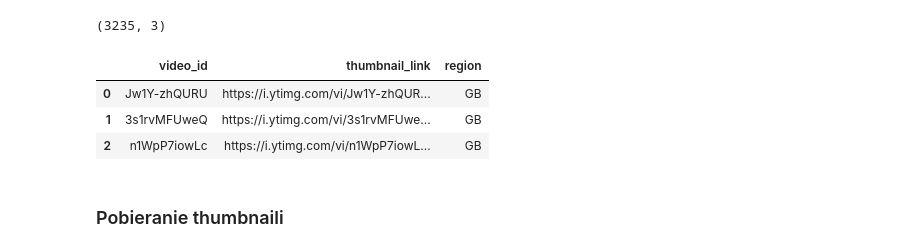
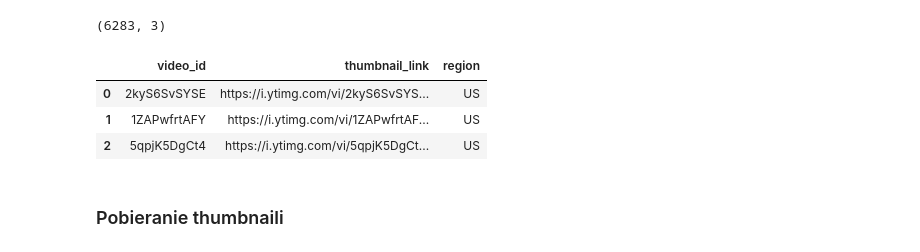
Before and after one commit to AdamKlejda/PED_YT, a Jupyter notebook: Etap2LiLatee_GB.ipynb, the cells around one changed output. Saved outputs shown, nothing was run; the diff lists cells and outputs as text; code cells hidden in the pictures.

```diff
--- a/Etap2LiLatee_GB.ipynb
+++ b/Etap2LiLatee_GB.ipynb
@@ -47,17 +47,17 @@ pd.options.display.max_columns = None
 [nltk_data]   Package averaged_perceptron_tagger is already up-to-
 [nltk_data]       date!
 # %%
-df = pd.read_csv("./GB_new_columns.csv")
+df = pd.read_csv("./US_new_columns.csv")
 df = df.loc[:, ["video_id", "thumbnail_link", 'region']]
 region = df['region'][0]
 print(df.shape)
 df[:3]
 # %% [output]
-(3235, 3)
+(6283, 3)
 |  | video_id | thumbnail_link | region |
-| 0 | Jw1Y-zhQURU | https://i.ytimg.com/vi/Jw1Y-zhQUR... | GB |
-| 1 | 3s1rvMFUweQ | https://i.ytimg.com/vi/3s1rvMFUwe... | GB |
-| 2 | n1WpP7iowLc | https://i.ytimg.com/vi/n1WpP7iowL... | GB |
+| 0 | 2kyS6SvSYSE | https://i.ytimg.com/vi/2kyS6SvSYS... | US |
+| 1 | 1ZAPwfrtAFY | https://i.ytimg.com/vi/1ZAPwfrtAF... | US |
+| 2 | 5qpjK5DgCt4 | https://i.ytimg.com/vi/5qpjK5DgCt... | US |
 # %% [markdown]
 ### Pobieranie thumbnaili
 # %%
```
Also changed, not shown: parts of 16 cells of this notebook, 8 other files.
